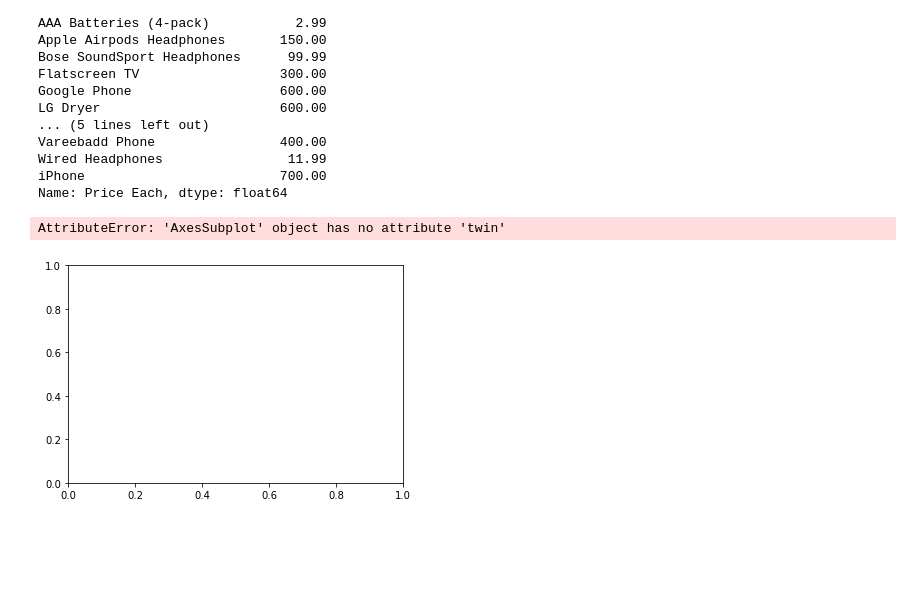
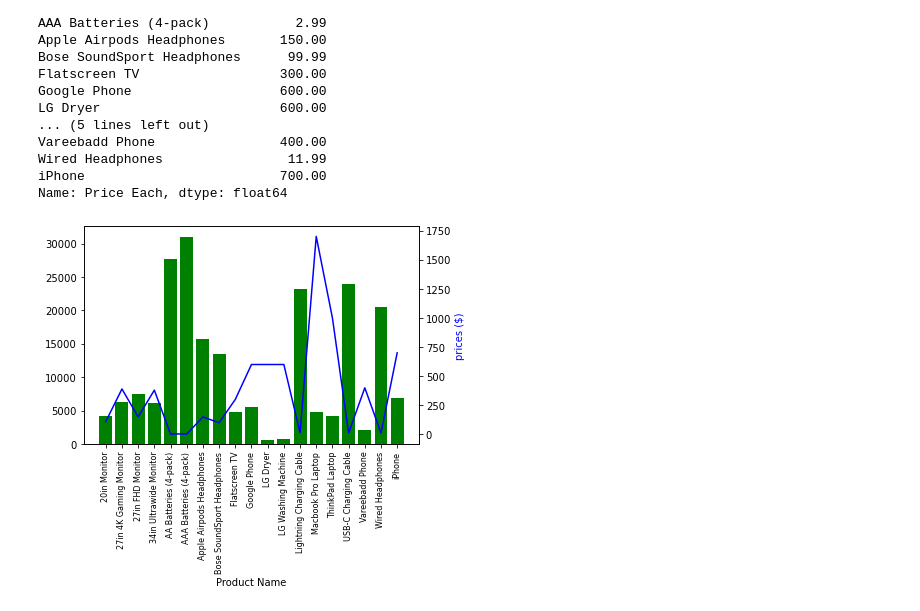
Before and after one commit to sheddyranking/Pandas_Project, a Jupyter notebook: Analysis.ipynb, the cells around one changed output. Cells and saved outputs as stored; diff of their text form; code cells hidden in the pictures; blank space fills up the shorter version.

Commit message:
Hover the [Price Each] on the Visualized Products

```diff
--- a/Analysis.ipynb
+++ b/Analysis.ipynb
@@ -390,19 +390,18 @@ Name: Price Each, dtype: float64
 # %%
 ## lets Hover the [Price Each] on the Visualized Products
 ## the higher the Quantity Ordered the lower the price and versa
 
 fig, ax1 = plt.subplots()
 
-ax2 = ax1.twin()
+ax2 = ax1.twinx()
 ax1.bar(product, quantity_ordered, color='g')
 ax2.plot(product, prices, 'b-')
 
 ax1.set_xlabel('Product Name')
 ax2.set_ylabel('Quantity Ordered', color='g')
 ax2.set_ylabel('prices ($)', color='b')
 ax1.set_xticklabels(product, rotation='vertical', size=8)
 
 plt.show()
 # %% [output]
-AttributeError: 'AxesSubplot' object has no attribute 'twin'
-[figure, old version]
+[figure, new version]
```
